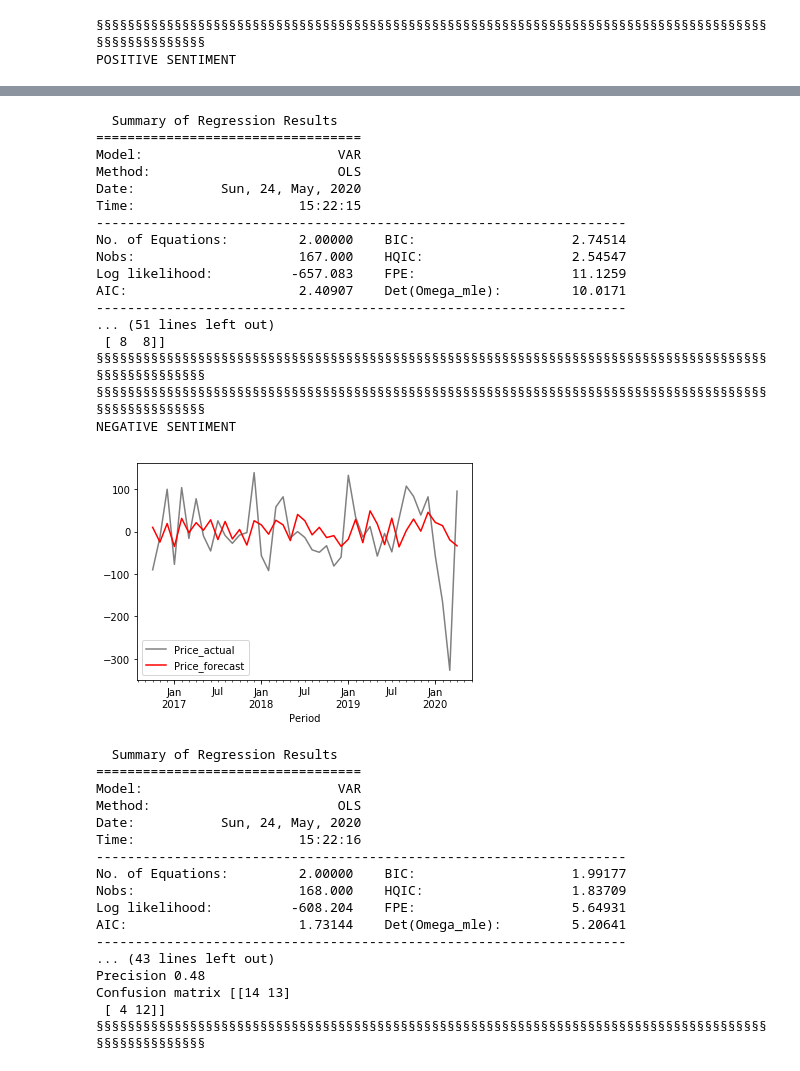
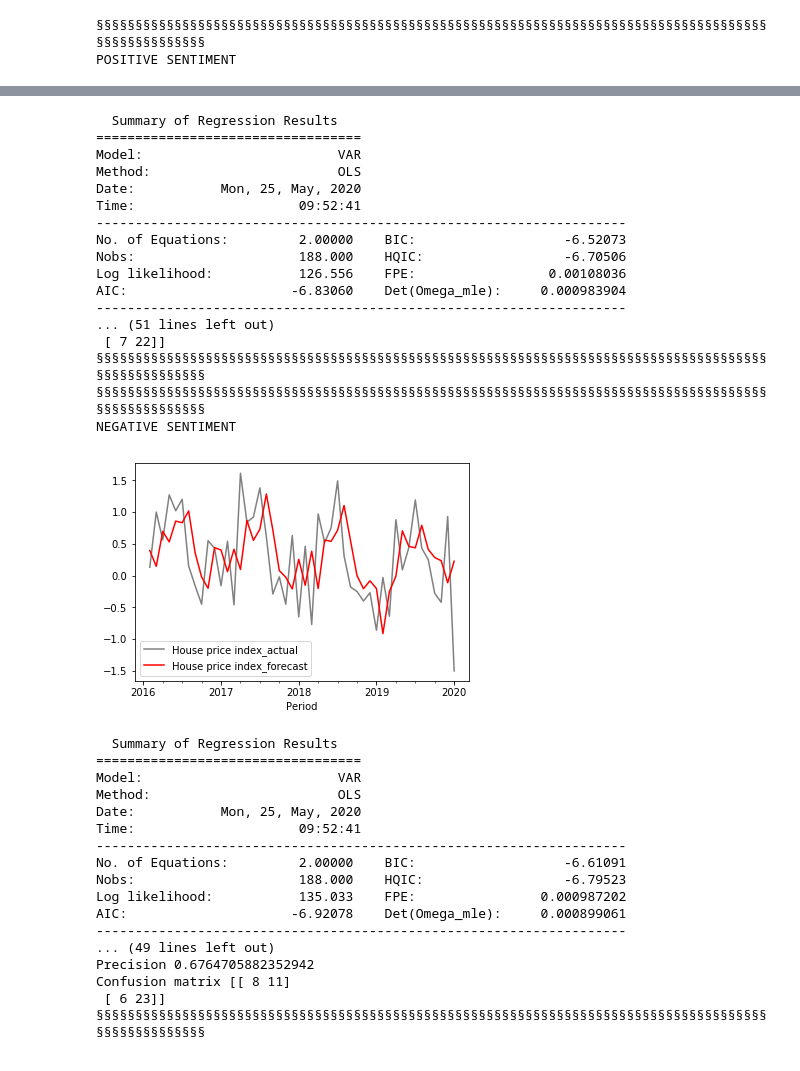
Before and after one commit to Raj1v/real-estate-market-forecasting, a Jupyter notebook: notebooks/Evaluation.ipynb, the cells around one changed output, grey strips where cells are left out. Drawn from its saved outputs; the diff is of its cells as text; code cells hidden in the pictures.

```diff
--- a/notebooks/Evaluation.ipynb
+++ b/notebooks/Evaluation.ipynb
@@ -12,7 +3,0 @@ import pickle
-# %%
-classifier_file = open('pickles/svm_classifier_1', 'rb')
-classifier = pickle.load(classifier_file)
-classifier_file.close()
-vectorizer_file = open('pickles/vectorizer_1','rb')
-vectorizer = pickle.load(vectorizer_file)
-vectorizer_file.close()
@@ -19,2 +21,7 @@ vectorizer_file.close()
 # %%
 articles = art.load_articles()
+# %%
+classifier_file = 'pickles/svm_classifier'
+classifier = pickle.load( open( classifier_file, "rb" ) )
+vectorizer_file = 'pickles/vectorizer'
+vectorizer = pickle.load( open( vectorizer_file, "rb" ) )
@@ -21,3 +31,3 @@ articles = art.load_articles()
 # %%
-housing_index = 'data/real_estate_data/direct/england.csv'
-securitized_data = 'data/real_estate_data/securitized/FTSE EPRA_NAREIT UK Historical Data.csv'
+direct_housing_market_index = 'data/real_estate_data/direct/england.csv'
+securitized_housing_market_index = 'data/real_estate_data/securitized/FTSE EPRA_NAREIT UK Historical Data.csv'
@@ -24,6 +37,6 @@ securitized_data = 'data/real_estate_data/securitized/FTSE EPRA_NAREIT UK Histor
 # %%
-model = Model2(articles, classifier, vectorizer)
-ev = Evaluator(model, articles, securitized_data, market_data_column = "Price", date_format="%b %y")
+model = models.machine_learning.Model(articles, classifier, vectorizer)
+ev = Evaluator(model, articles, direct_housing_market_index)
 # %% [output]
 §§§§§§§§§§§§§§§§§§§§§§§§§§§§§§§§§§§§§§§§§§§§§§§§§§§§§§§§§§§§§§§§§§§§§§§§§§§§§§§§§§§§§§§§§§§§§§§§§§§§
 POSITIVE SENTIMENT
@@ -31,35 +44,35 @@ POSITIVE SENTIMENT
   Summary of Regression Results
 ==================================
 Model:                         VAR
 Method:                        OLS
-Date:           Sun, 24, May, 2020
-Time:                     15:22:15
+Date:           Mon, 25, May, 2020
+Time:                     09:52:41
 --------------------------------------------------------------------
-No. of Equations:         2.00000    BIC:                    2.74514
-Nobs:                     167.000    HQIC:                   2.54547
-Log likelihood:          -657.083    FPE:                    11.1259
-AIC:                      2.40907    Det(Omega_mle):         10.0171
+No. of Equations:         2.00000    BIC:                   -6.52073
+Nobs:                     188.000    HQIC:                  -6.70506
+Log likelihood:           126.556    FPE:                 0.00108036
+AIC:                     -6.83060    Det(Omega_mle):     0.000983904
 --------------------------------------------------------------------
 ... (51 lines left out)
- [ 8  8]]
+ [ 7 22]]
 §§§§§§§§§§§§§§§§§§§§§§§§§§§§§§§§§§§§§§§§§§§§§§§§§§§§§§§§§§§§§§§§§§§§§§§§§§§§§§§§§§§§§§§§§§§§§§§§§§§§
 §§§§§§§§§§§§§§§§§§§§§§§§§§§§§§§§§§§§§§§§§§§§§§§§§§§§§§§§§§§§§§§§§§§§§§§§§§§§§§§§§§§§§§§§§§§§§§§§§§§§
 NEGATIVE SENTIMENT
-[figure, old version]
+[figure, new version]
   Summary of Regression Results
 ==================================
 Model:                         VAR
 Method:                        OLS
-Date:           Sun, 24, May, 2020
-Time:                     15:22:16
+Date:           Mon, 25, May, 2020
+Time:                     09:52:41
 --------------------------------------------------------------------
-No. of Equations:         2.00000    BIC:                    1.99177
-Nobs:                     168.000    HQIC:                   1.83709
-Log likelihood:          -608.204    FPE:                    5.64931
-AIC:                      1.73144    Det(Omega_mle):         5.20641
+No. of Equations:         2.00000    BIC:                   -6.61091
+Nobs:                     188.000    HQIC:                  -6.79523
+Log likelihood:           135.033    FPE:                0.000987202
+AIC:                     -6.92078    Det(Omega_mle):     0.000899061
 --------------------------------------------------------------------
-... (43 lines left out)
-Precision 0.48
-Confusion matrix [[14 13]
- [ 4 12]]
+... (49 lines left out)
+Precision 0.6764705882352942
+Confusion matrix [[ 8 11]
+ [ 6 23]]
 §§§§§§§§§§§§§§§§§§§§§§§§§§§§§§§§§§§§§§§§§§§§§§§§§§§§§§§§§§§§§§§§§§§§§§§§§§§§§§§§§§§§§§§§§§§§§§§§§§§§
```
Also changed, not shown: parts of 11 cells of this notebook, 1 other file.
